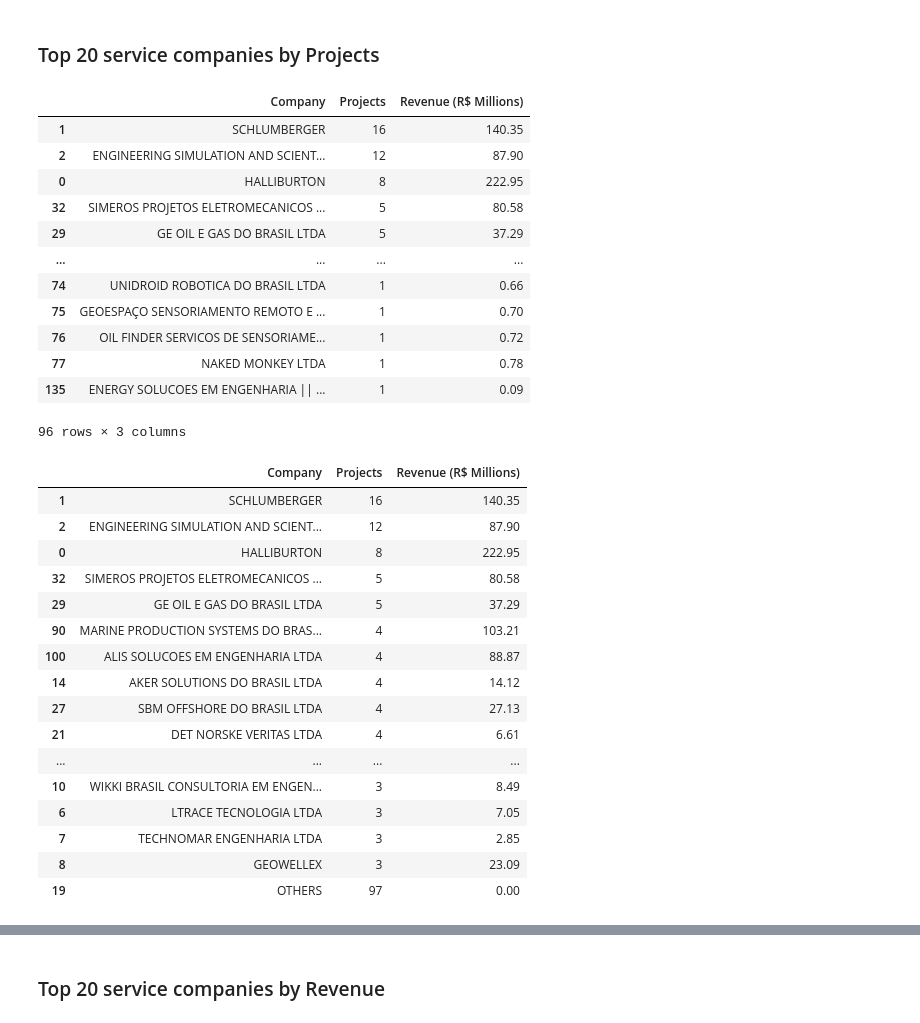
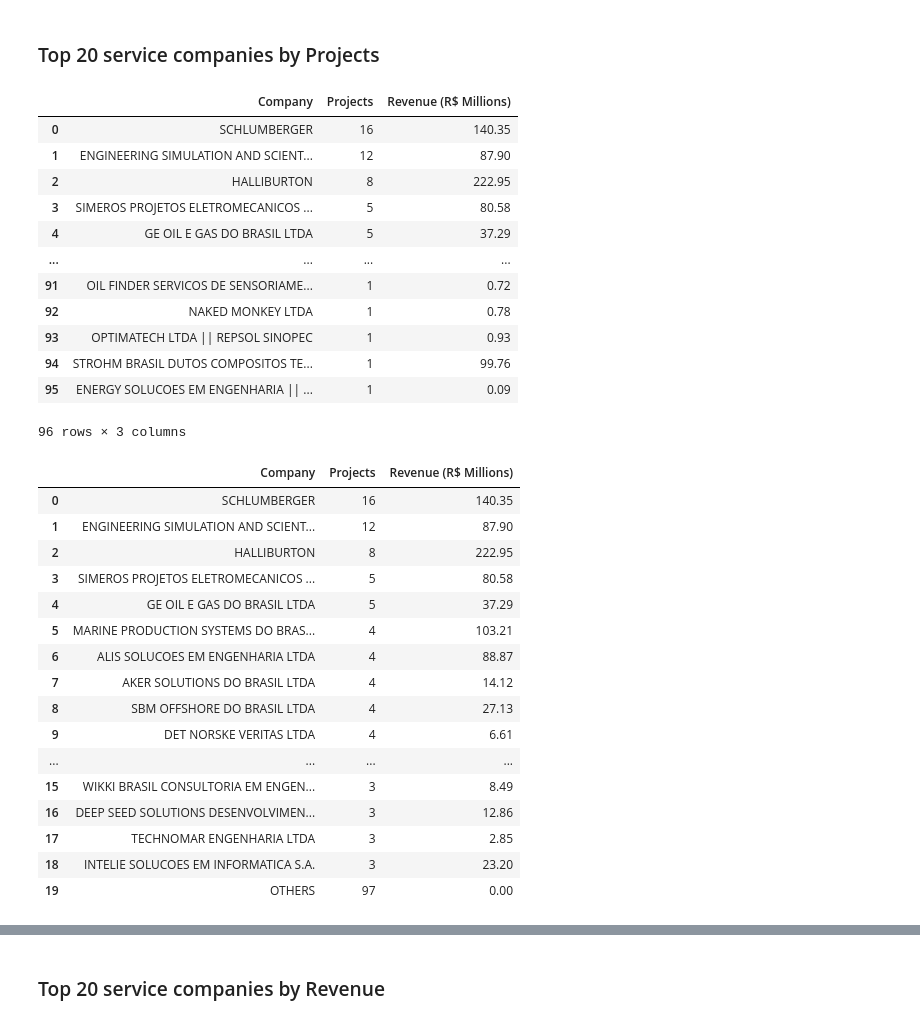
Before and after one commit to ffigura/Research-Development-and-Innovation, a Jupyter notebook: PD&I Brazil.ipynb, the cells around one changed output, grey strips where cells are left out. Saved outputs shown, nothing was run; the diff lists cells and outputs as text; code cells hidden in the pictures.

```diff
--- a/PD&I Brazil.ipynb
+++ b/PD&I Brazil.ipynb
@@ -1118,20 +1118,21 @@ service_companies.loc[123,'Company'] = 'STROHM BRASIL DUTOS COMPOSITOS TERMOPLAS
 ### Top 20 service companies by Projects
 # %%
 service_companies.sort_values(by='Projects',ascending=[False], inplace=True)
+service_companies.reset_index(drop=True, inplace=True)
 service_companies
 # %% [output]
 |  | Company | Projects | Revenue (R$ Millions) |
-| 1 | SCHLUMBERGER | 16 | 140.35 |
-| 2 | ENGINEERING SIMULATION AND SCIENT... | 12 | 87.90 |
-| 0 | HALLIBURTON | 8 | 222.95 |
-| 32 | SIMEROS PROJETOS ELETROMECANICOS ... | 5 | 80.58 |
-| 29 | GE OIL E GAS DO BRASIL LTDA | 5 | 37.29 |
+| 0 | SCHLUMBERGER | 16 | 140.35 |
+| 1 | ENGINEERING SIMULATION AND SCIENT... | 12 | 87.90 |
+| 2 | HALLIBURTON | 8 | 222.95 |
+| 3 | SIMEROS PROJETOS ELETROMECANICOS ... | 5 | 80.58 |
+| 4 | GE OIL E GAS DO BRASIL LTDA | 5 | 37.29 |
 | ... | ... | ... | ... |
-| 74 | UNIDROID ROBOTICA DO BRASIL LTDA | 1 | 0.66 |
-| 75 | GEOESPAÇO SENSORIAMENTO REMOTO E ... | 1 | 0.70 |
-| 76 | OIL FINDER SERVICOS DE SENSORIAME... | 1 | 0.72 |
-| 77 | NAKED MONKEY LTDA | 1 | 0.78 |
-| 135 | ENERGY SOLUCOES EM ENGENHARIA || ... | 1 | 0.09 |
+| 91 | OIL FINDER SERVICOS DE SENSORIAME... | 1 | 0.72 |
+| 92 | NAKED MONKEY LTDA | 1 | 0.78 |
+| 93 | OPTIMATECH LTDA || REPSOL SINOPEC | 1 | 0.93 |
+| 94 | STROHM BRASIL DUTOS COMPOSITOS TE... | 1 | 99.76 |
+| 95 | ENERGY SOLUCOES EM ENGENHARIA || ... | 1 | 0.09 |
 96 rows × 3 columns
 # %%
 service_project_20=[]
@@ -1141,21 +1142,21 @@ service_project_20.loc[len(service_project_20.index)] = ['OTHERS',sum(service_co
 service_project_20
 # %% [output]
 |  | Company | Projects | Revenue (R$ Millions) |
-| 1 | SCHLUMBERGER | 16 | 140.35 |
-| 2 | ENGINEERING SIMULATION AND SCIENT... | 12 | 87.90 |
-| 0 | HALLIBURTON | 8 | 222.95 |
-| 32 | SIMEROS PROJETOS ELETROMECANICOS ... | 5 | 80.58 |
-| 29 | GE OIL E GAS DO BRASIL LTDA | 5 | 37.29 |
-| 90 | MARINE PRODUCTION SYSTEMS DO BRAS... | 4 | 103.21 |
-| 100 | ALIS SOLUCOES EM ENGENHARIA LTDA | 4 | 88.87 |
-| 14 | AKER SOLUTIONS DO BRASIL LTDA | 4 | 14.12 |
-| 27 | SBM OFFSHORE DO BRASIL LTDA | 4 | 27.13 |
-| 21 | DET NORSKE VERITAS LTDA | 4 | 6.61 |
+| 0 | SCHLUMBERGER | 16 | 140.35 |
+| 1 | ENGINEERING SIMULATION AND SCIENT... | 12 | 87.90 |
+| 2 | HALLIBURTON | 8 | 222.95 |
+| 3 | SIMEROS PROJETOS ELETROMECANICOS ... | 5 | 80.58 |
+| 4 | GE OIL E GAS DO BRASIL LTDA | 5 | 37.29 |
+| 5 | MARINE PRODUCTION SYSTEMS DO BRAS... | 4 | 103.21 |
+| 6 | ALIS SOLUCOES EM ENGENHARIA LTDA | 4 | 88.87 |
+| 7 | AKER SOLUTIONS DO BRASIL LTDA | 4 | 14.12 |
+| 8 | SBM OFFSHORE DO BRASIL LTDA | 4 | 27.13 |
+| 9 | DET NORSKE VERITAS LTDA | 4 | 6.61 |
 | ... | ... | ... | ... |
-| 10 | WIKKI BRASIL CONSULTORIA EM ENGEN... | 3 | 8.49 |
-| 6 | LTRACE TECNOLOGIA LTDA | 3 | 7.05 |
-| 7 | TECHNOMAR ENGENHARIA LTDA | 3 | 2.85 |
-| 8 | GEOWELLEX | 3 | 23.09 |
+| 15 | WIKKI BRASIL CONSULTORIA EM ENGEN... | 3 | 8.49 |
+| 16 | DEEP SEED SOLUTIONS DESENVOLVIMEN... | 3 | 12.86 |
+| 17 | TECHNOMAR ENGENHARIA LTDA | 3 | 2.85 |
+| 18 | INTELIE SOLUCOES EM INFORMATICA S.A. | 3 | 23.20 |
 | 19 | OTHERS | 97 | 0.00 |
 # %%
 sns.set()
```
Also changed, not shown: parts of 4 cells of this notebook.
